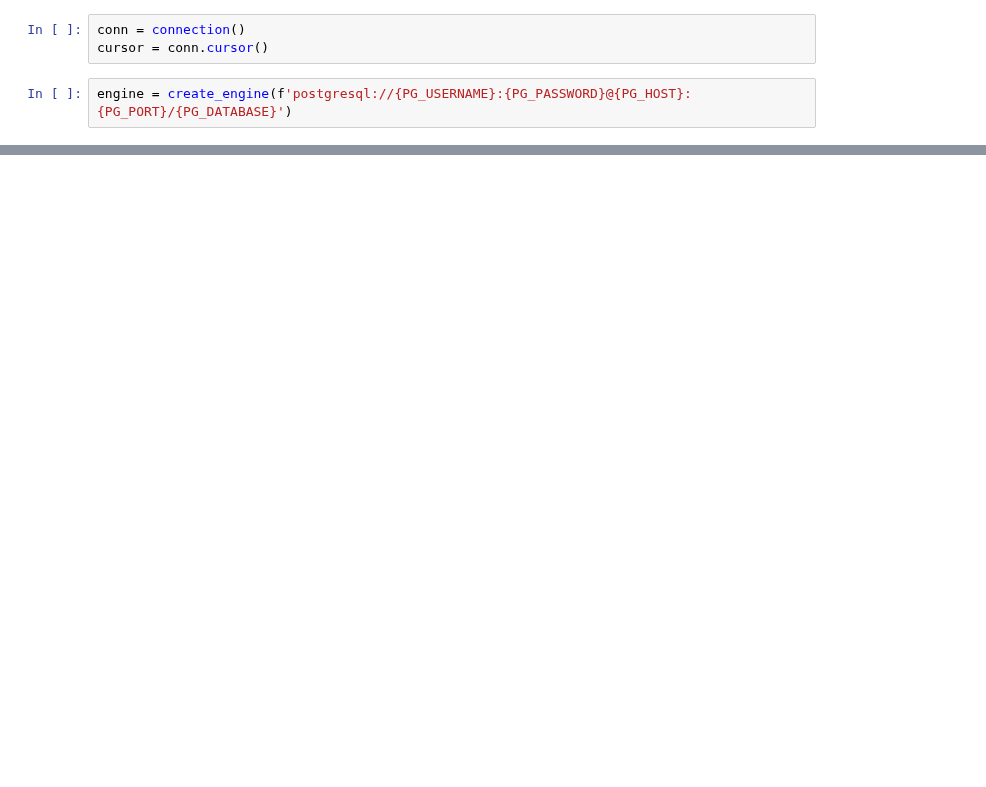
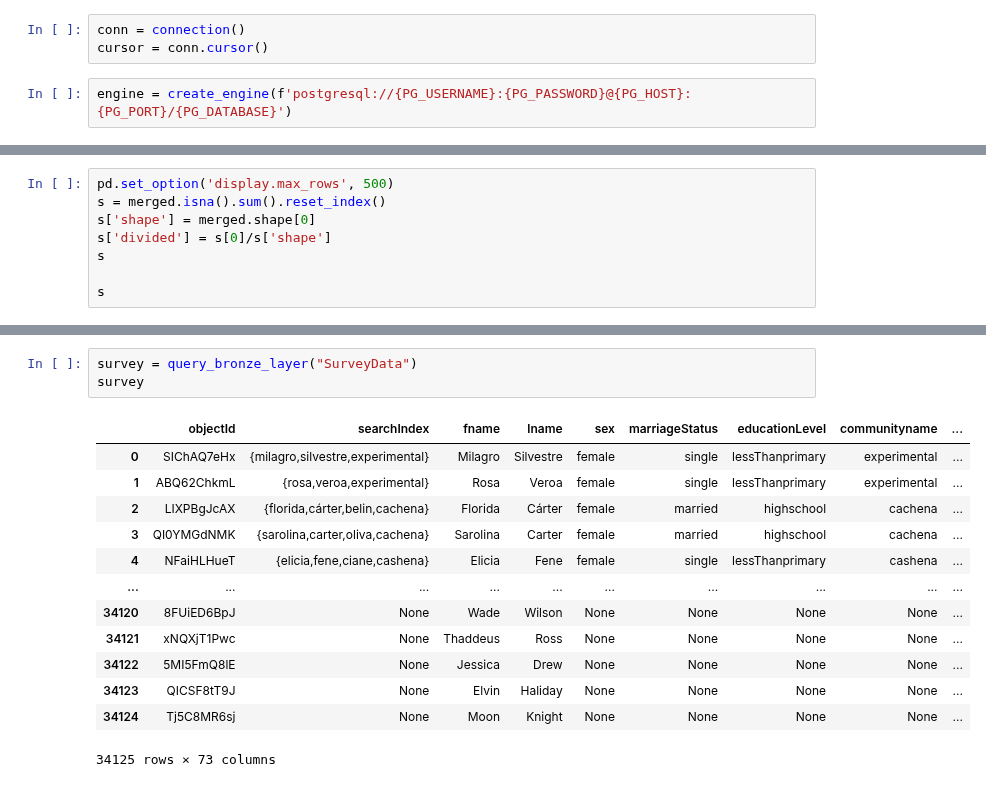
Before and after one commit to puente-dr/serverless, a Jupyter notebook: puente-analytics-service/lambdas/etl/notebooks/query.ipynb, the cells around one changed output, grey strips where cells are left out. Saved outputs shown, nothing was run; the diff lists cells and outputs as text; blank space fills up the shorter version.

```diff
--- a/puente-analytics-service/lambdas/etl/notebooks/query.ipynb
+++ b/puente-analytics-service/lambdas/etl/notebooks/query.ipynb
@@ -48,0 +242,8 @@ pd.read_sql(qry, engine)
+# %%
+pd.set_option('display.max_rows', 500)
+s = merged.isna().sum().reset_index()
+s['shape'] = merged.shape[0]
+s['divided'] = s[0]/s['shape']
+s
+
+s
@@ -48,0 +292,17 @@ pd.read_sql(qry, engine)
+# %%
+survey = query_bronze_layer("SurveyData")
+survey
+# %% [output]
+|  | objectId | searchIndex | fname | lname | sex | marriageStatus | educationLevel | communityname | ... |
+| 0 | SIChAQ7eHx | {milagro,silvestre,experimental} | Milagro | Silvestre | female | single | lessThanprimary | experimental | ... |
+| 1 | ABQ62ChkmL | {rosa,veroa,experimental} | Rosa | Veroa | female | single | lessThanprimary | experimental | ... |
+| 2 | LIXPBgJcAX | {florida,cárter,belin,cachena} | Florida | Cárter | female | married | highschool | cachena | ... |
+| 3 | QI0YMGdNMK | {sarolina,carter,oliva,cachena} | Sarolina | Carter | female | married | highschool | cachena | ... |
+| 4 | NFaiHLHueT | {elicia,fene,ciane,cashena} | Elicia | Fene | female | single | lessThanprimary | cashena | ... |
+| ... | ... | ... | ... | ... | ... | ... | ... | ... | ... |
+| 34120 | 8FUiED6BpJ | None | Wade | Wilson | None | None | None | None | ... |
+| 34121 | xNQXjT1Pwc | None | Thaddeus | Ross | None | None | None | None | ... |
+| 34122 | 5MI5FmQ8lE | None | Jessica | Drew | None | None | None | None | ... |
+| 34123 | QICSF8tT9J | None | Elvin | Haliday | None | None | None | None | ... |
+| 34124 | Tj5C8MR6sj | None | Moon | Knight | None | None | None | None | ... |
+34125 rows × 73 columns
```
Also changed, not shown: parts of 23 cells of this notebook, 4 other files.
